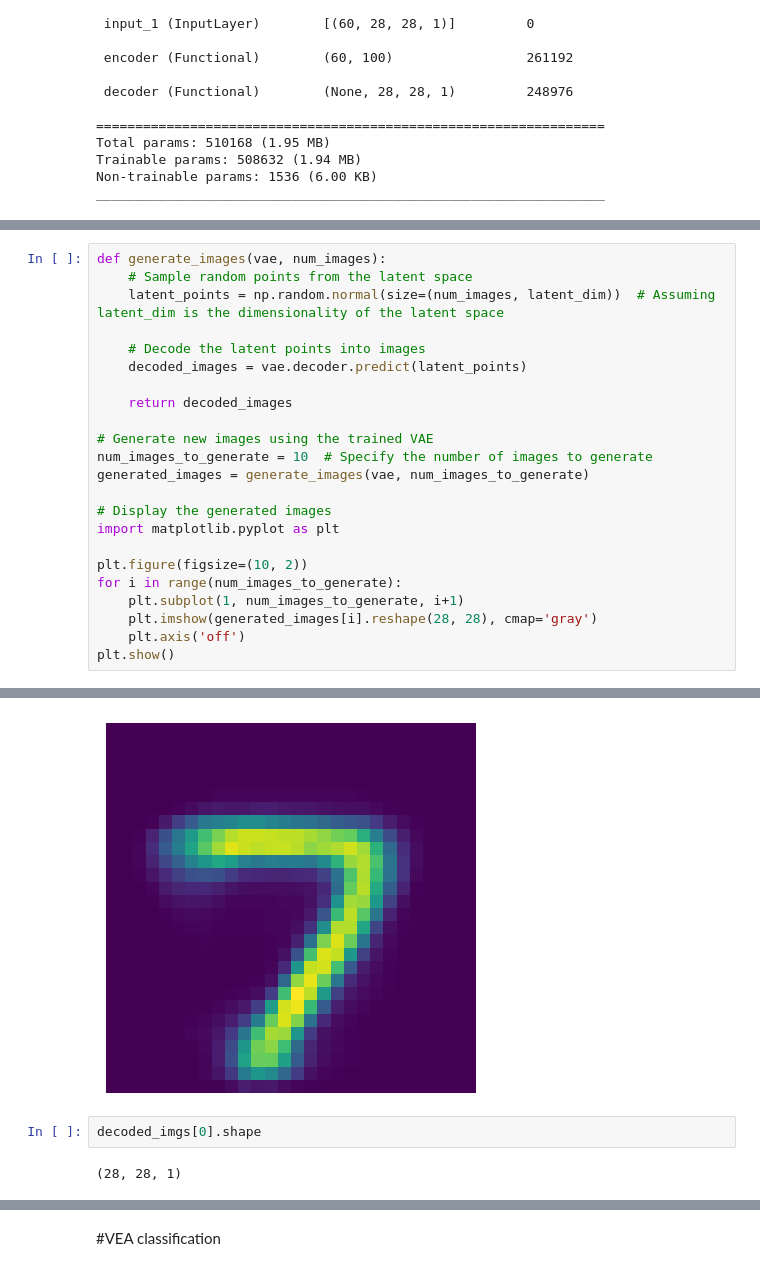
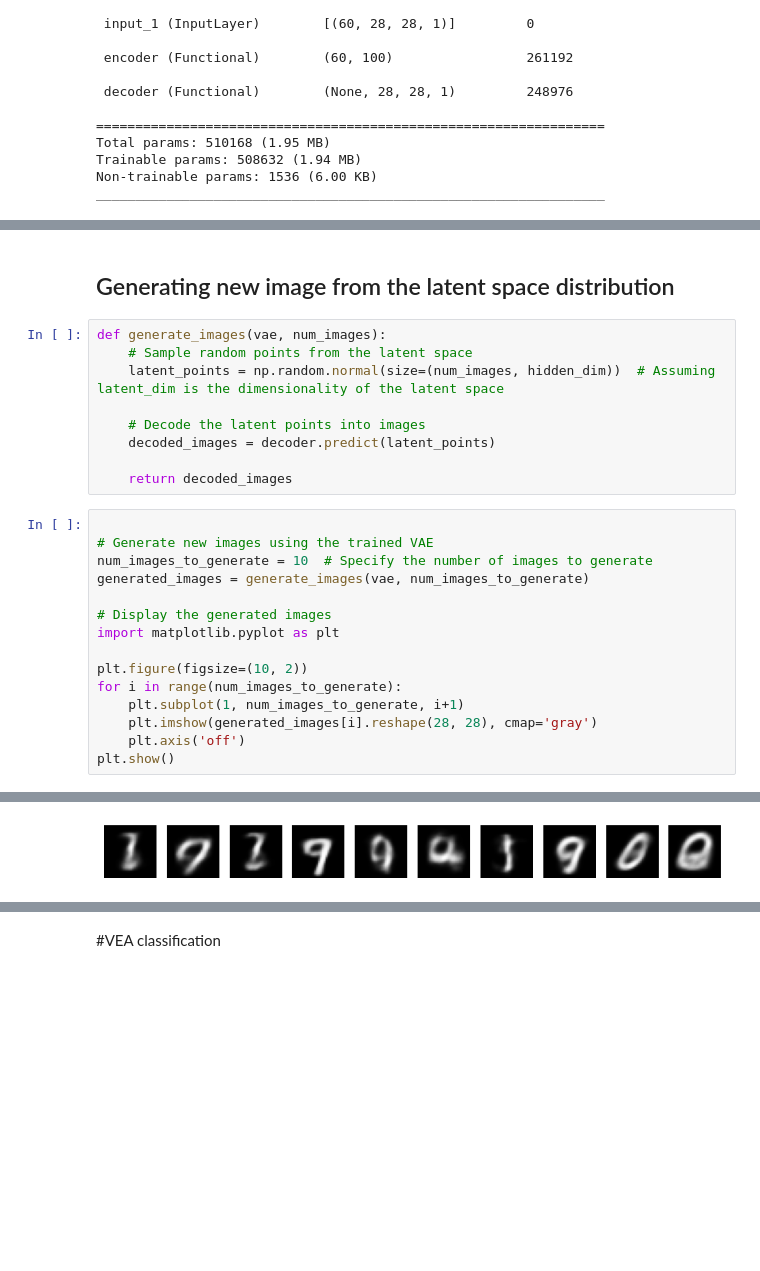
Before and after one commit to SabagYoav/Image-Processing, a Jupyter notebook: VAE_mnist_image_generation.ipynb, the cells around one changed output, grey strips where cells are left out. Saved outputs shown, nothing was run; the diff lists cells and outputs as text; blank space fills up the shorter version.

```diff
--- a/VAE_mnist_image_generation.ipynb
+++ b/VAE_mnist_image_generation.ipynb
@@ -109,12 +123,15 @@ decoded_imgs = decoder.predict(h, batch_size=batch_size)
+# %% [markdown]
+## Generating new image from the latent space distribution
+# %%
+def generate_images(vae, num_images):
+    # Sample random points from the latent space
+    latent_points = np.random.normal(size=(num_images, hidden_dim))  # Assuming latent_dim is the dimensionality of the latent space
+
+    # Decode the latent points into images
+    decoded_images = decoder.predict(latent_points)
+
+    return decoded_images
 # %%
-def generate_images(vae, num_images):
-    # Sample random points from the latent space
-    latent_points = np.random.normal(size=(num_images, latent_dim))  # Assuming latent_dim is the dimensionality of the latent space
-
-    # Decode the latent points into images
-    decoded_images = vae.decoder.predict(latent_points)
-
-    return decoded_images
 
 # Generate new images using the trained VAE
 num_images_to_generate = 10  # Specify the number of images to generate
@@ -133,5 +151 @@ plt.show()
-[figure, old version]
+[figure, new version]
-# %%
-decoded_imgs[0].shape
-# %% [output]
-(28, 28, 1)
```
Also changed, not shown: parts of 12 cells of this notebook.
